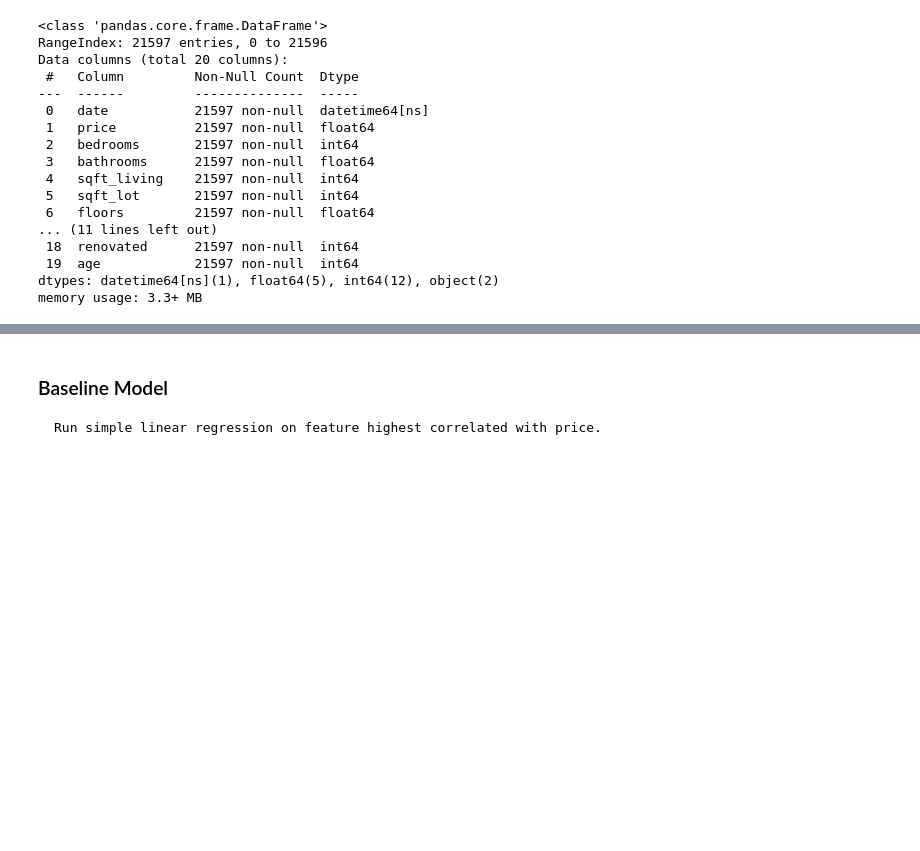
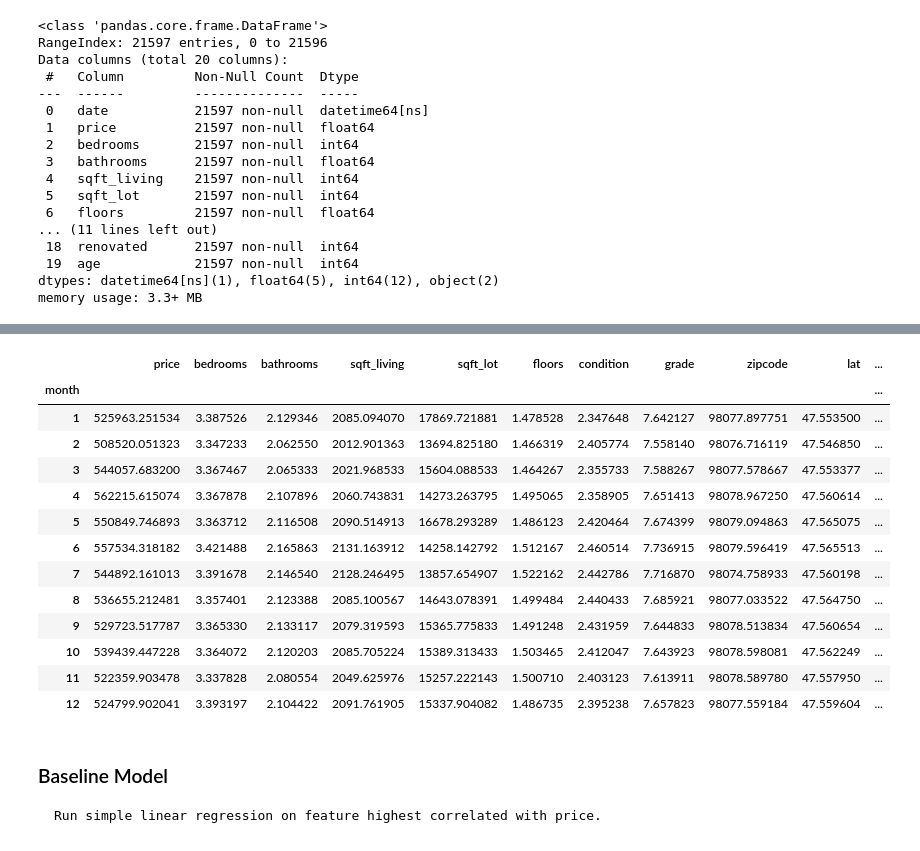
Before and after one commit to westonshuken/King-county-housing-analysis, a Jupyter notebook: index-OLS testing Ross.ipynb, the cells around one changed output, grey strips where cells are left out. Saved outputs shown, nothing was run; the diff lists cells and outputs as text; code cells hidden in the pictures; blank space fills up the shorter version.

```diff
--- a/index-OLS testing Ross.ipynb
+++ b/index-OLS testing Ross.ipynb
@@ -146,3 +166,21 @@ raw_data.describe()
+# %%
+monthgroup = raw_data.groupby("month")
+monthgroup.mean()
+# %% [output]
+|  | price | bedrooms | bathrooms | sqft_living | sqft_lot | floors | condition | grade | zipcode | lat | ... |
+| month |  |  |  |  |  |  |  |  |  |  | ... |
+| 1 | 525963.251534 | 3.387526 | 2.129346 | 2085.094070 | 17869.721881 | 1.478528 | 2.347648 | 7.642127 | 98077.897751 | 47.553500 | ... |
+| 2 | 508520.051323 | 3.347233 | 2.062550 | 2012.901363 | 13694.825180 | 1.466319 | 2.405774 | 7.558140 | 98076.716119 | 47.546850 | ... |
+| 3 | 544057.683200 | 3.367467 | 2.065333 | 2021.968533 | 15604.088533 | 1.464267 | 2.355733 | 7.588267 | 98077.578667 | 47.553377 | ... |
+| 4 | 562215.615074 | 3.367878 | 2.107896 | 2060.743831 | 14273.263795 | 1.495065 | 2.358905 | 7.651413 | 98078.967250 | 47.560614 | ... |
+| 5 | 550849.746893 | 3.363712 | 2.116508 | 2090.514913 | 16678.293289 | 1.486123 | 2.420464 | 7.674399 | 98079.094863 | 47.565075 | ... |
+| 6 | 557534.318182 | 3.421488 | 2.165863 | 2131.163912 | 14258.142792 | 1.512167 | 2.460514 | 7.736915 | 98079.596419 | 47.565513 | ... |
+| 7 | 544892.161013 | 3.391678 | 2.146540 | 2128.246495 | 13857.654907 | 1.522162 | 2.442786 | 7.716870 | 98074.758933 | 47.560198 | ... |
+| 8 | 536655.212481 | 3.357401 | 2.123388 | 2085.100567 | 14643.078391 | 1.499484 | 2.440433 | 7.685921 | 98077.033522 | 47.564750 | ... |
+| 9 | 529723.517787 | 3.365330 | 2.133117 | 2079.319593 | 15365.775833 | 1.491248 | 2.431959 | 7.644833 | 98078.513834 | 47.560654 | ... |
+| 10 | 539439.447228 | 3.364072 | 2.120203 | 2085.705224 | 15389.313433 | 1.503465 | 2.412047 | 7.643923 | 98078.598081 | 47.562249 | ... |
+| 11 | 522359.903478 | 3.337828 | 2.080554 | 2049.625976 | 15257.222143 | 1.500710 | 2.403123 | 7.613911 | 98078.589780 | 47.557950 | ... |
+| 12 | 524799.902041 | 3.393197 | 2.104422 | 2091.761905 | 15337.904082 | 1.486735 | 2.395238 | 7.657823 | 98077.559184 | 47.559604 | ... |
 # %%
 import statsmodels.api as sm
 # %% [markdown]
```
Also changed, not shown: parts of 6 cells of this notebook.
